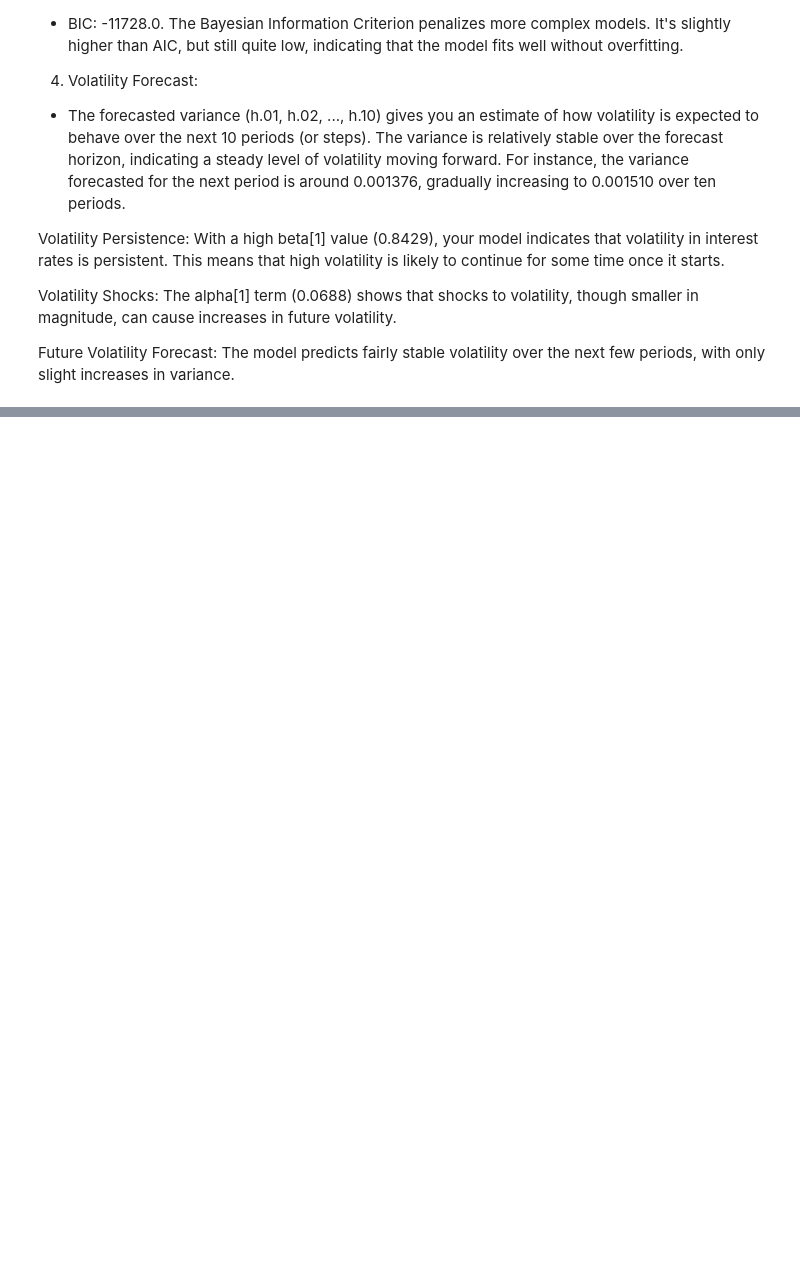
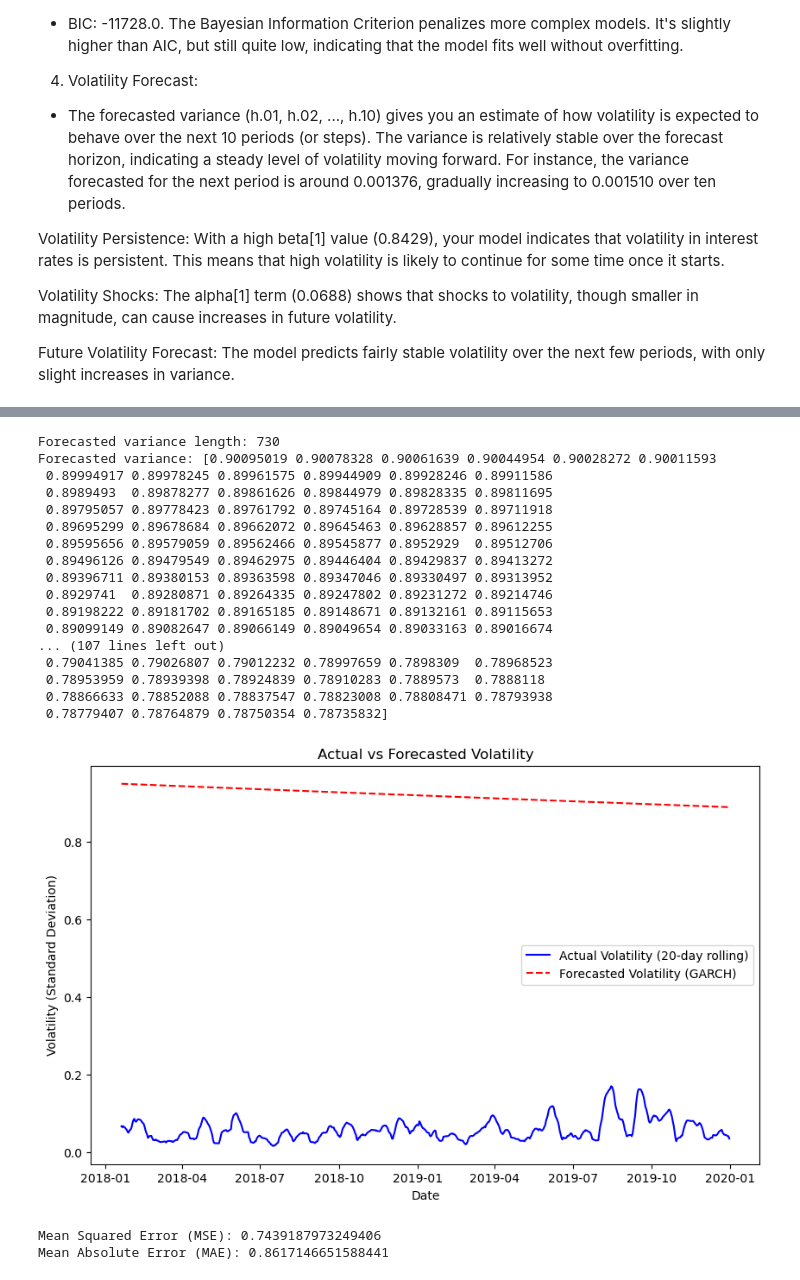
Before and after one commit to baublyte/DGS10-forecasting, a Jupyter notebook: Future loan demand or interest rates.ipynb, the cells around one changed output, grey strips where cells are left out. Drawn from its saved outputs; the diff is of its cells as text; code cells hidden in the pictures; blank space fills up the shorter version.

```diff
--- a/Future loan demand or interest rates.ipynb
+++ b/Future loan demand or interest rates.ipynb
@@ -456,7 +317,7 @@ In statsmodels, you can apply robust standard errors when fitting ARIMA or SARIM
 from arch import arch_model
 
 # Step 1: Fit ARIMA(0, 1, 1) to model the mean
-model = ARIMA(train_data, order=(0, 1, 1))
+model = ARIMA(train_data, order=(1, 1, 1))
 arima_result = model.fit()
 
 # Step 2: Obtain the residuals from the ARIMA model
@@ -750,0 +394,66 @@ SARIMAX - MSE: 0.3896503540480901, RMSE: 0.6242197962641766, MAE: 0.508818246023
+# %%
+import numpy as np
+import matplotlib.pyplot as plt
+from sklearn.metrics import mean_squared_error, mean_absolute_error
+
+# Step 1: Forecast volatility for the test period using the GARCH model
+# Correct the start and horizon for the forecast method
+horizon = len(test_data)  # Forecast horizon based on the length of the test data
+garch_forecast = garch_result.forecast(start=len(train_data) - 1, horizon=horizon)
+
+# Step 2: Correctly extract forecasted variance (make sure the slice is correct)
+forecasted_variance = garch_forecast.variance.iloc[-horizon:].values.flatten()  # Extract the variance for the test period
+
+# Debugging: Print the forecasted variance
+print(f"Forecasted variance length: {len(forecasted_variance)}")
+print(f"Forecasted variance: {forecasted_variance}")
+
+# Calculate forecasted volatility (standard deviation)
+forecasted_volatility = np.sqrt(forecasted_variance)
+
+# Step 3: Calculate actual volatility in the test set (using a 20-day rolling window)
+rolling_window = 20  # Adjust this value based on your data's frequency
+actual_volatility = test_data['Interest Rate'].rolling(window=rolling_window).std().dropna()
+
+# Ensure that the lengths of actual and forecasted volatility match
+min_length = min(len(actual_volatility), len(forecasted_volatility))
+actual_volatility = actual_volatility[:min_length]
+forecasted_volatility = forecasted_volatility[:min_length]
+
+# Step 4: Plot actual vs forecasted volatility
+plt.figure(figsize=(10, 6))
+plt.plot(test_data.index[rolling_window-1:rolling_window-1+min_length], actual_volatility, label='Actual Volatility (20-day rolling)', color='blue')
+plt.plot(test_data.index[rolling_window-1:rolling_window-1+min_length], forecasted_volatility, label='Forecasted Volatility (GARCH)', color='red', linestyle='dashed')
+plt.title('Actual vs Forecasted Volatility')
+plt.xlabel('Date')
+plt.ylabel('Volatility (Standard Deviation)')
+plt.legend()
+plt.show()
+
+# Step 5: Calculate and print error metrics
+mse = mean_squared_error(actual_volatility, forecasted_volatility)
+mae = mean_absolute_error(actual_volatility, forecasted_volatility)
+
+print(f"Mean Squared Error (MSE): {mse}")
+print(f"Mean Absolute Error (MAE): {mae}")
+# %% [output]
+Forecasted variance length: 730
+Forecasted variance: [0.90095019 0.90078328 0.90061639 0.90044954 0.90028272 0.90011593
+ 0.89994917 0.89978245 0.89961575 0.89944909 0.89928246 0.89911586
+ 0.8989493  0.89878277 0.89861626 0.89844979 0.89828335 0.89811695
+ 0.89795057 0.89778423 0.89761792 0.89745164 0.89728539 0.89711918
+ 0.89695299 0.89678684 0.89662072 0.89645463 0.89628857 0.89612255
+ 0.89595656 0.89579059 0.89562466 0.89545877 0.8952929  0.89512706
+ 0.89496126 0.89479549 0.89462975 0.89446404 0.89429837 0.89413272
+ 0.89396711 0.89380153 0.89363598 0.89347046 0.89330497 0.89313952
+ 0.8929741  0.89280871 0.89264335 0.89247802 0.89231272 0.89214746
+ 0.89198222 0.89181702 0.89165185 0.89148671 0.89132161 0.89115653
+ 0.89099149 0.89082647 0.89066149 0.89049654 0.89033163 0.89016674
+... (107 lines left out)
+ 0.79041385 0.79026807 0.79012232 0.78997659 0.7898309  0.78968523
+ 0.78953959 0.78939398 0.78924839 0.78910283 0.7889573  0.7888118
+ 0.78866633 0.78852088 0.78837547 0.78823008 0.78808471 0.78793938
+ 0.78779407 0.78764879 0.78750354 0.78735832]
+[figure, added]
+Mean Squared Error (MSE): 0.7439187973249406
+Mean Absolute Error (MAE): 0.8617146651588441
```
Also changed, not shown: parts of 41 cells of this notebook.
